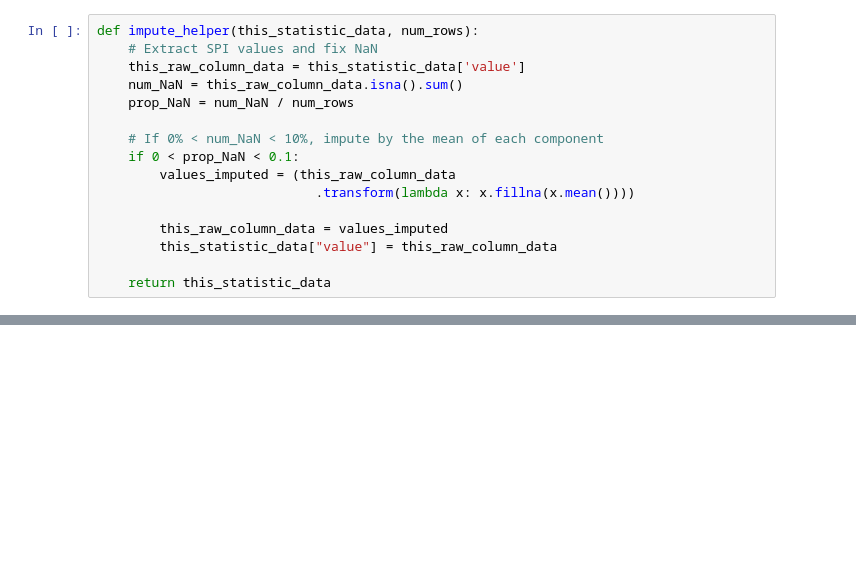
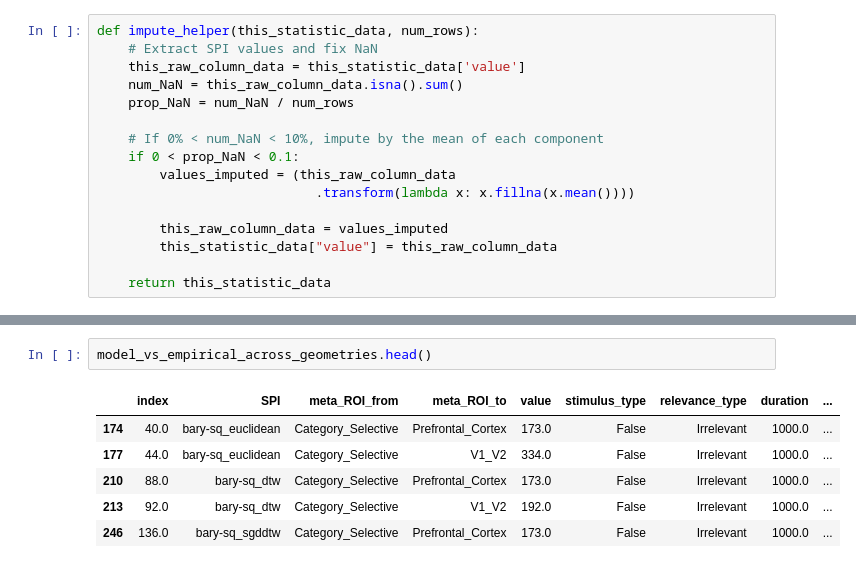
Before and after one commit to anniegbryant/MEG_functional_connectivity, a Jupyter notebook: barycenter_robustness/barycenter_robustness_checks.ipynb, the cells around one changed output, grey strips where cells are left out. Drawn from its saved outputs; the diff is of its cells as text; blank space fills up the shorter version.

```diff
--- a/barycenter_robustness/barycenter_robustness_checks.ipynb
+++ b/barycenter_robustness/barycenter_robustness_checks.ipynb
@@ -293,0 +313,9 @@ comparing_between_stimulus_types_classification_results %>%
+# %%
+model_vs_empirical_across_geometries.head()
+# %% [output]
+|  | index | SPI | meta_ROI_from | meta_ROI_to | value | stimulus_type | relevance_type | duration | ... |
+| 174 | 40.0 | bary-sq_euclidean | Category_Selective | Prefrontal_Cortex | 173.0 | False | Irrelevant | 1000.0 | ... |
+| 177 | 44.0 | bary-sq_euclidean | Category_Selective | V1_V2 | 334.0 | False | Irrelevant | 1000.0 | ... |
+| 210 | 88.0 | bary-sq_dtw | Category_Selective | Prefrontal_Cortex | 173.0 | False | Irrelevant | 1000.0 | ... |
+| 213 | 92.0 | bary-sq_dtw | Category_Selective | V1_V2 | 192.0 | False | Irrelevant | 1000.0 | ... |
+| 246 | 136.0 | bary-sq_sgddtw | Category_Selective | Prefrontal_Cortex | 173.0 | False | Irrelevant | 1000.0 | ... |
```
Also changed, not shown: parts of 12 cells of this notebook, 13 other files.
